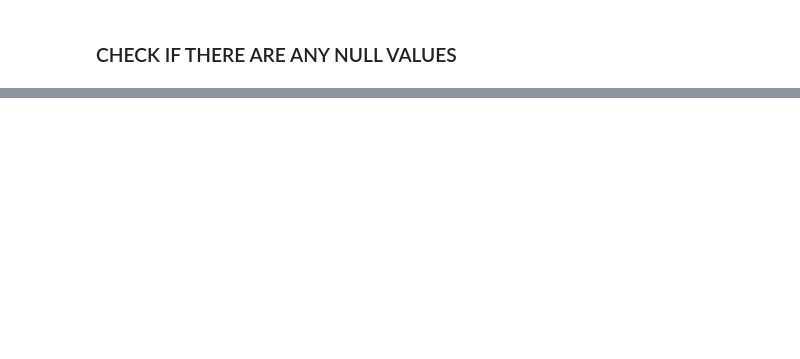
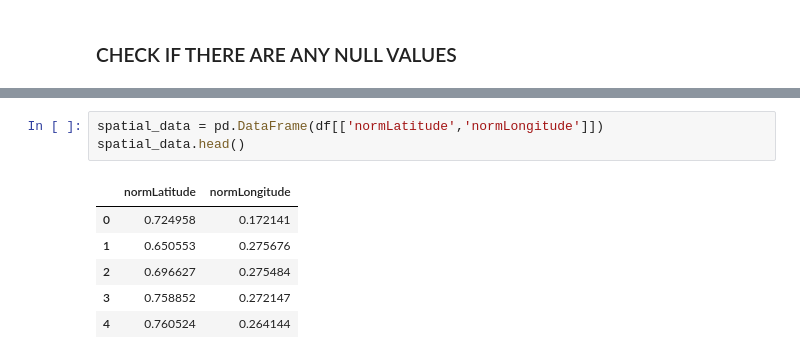
Before and after one commit to KostasSpyropoylos/thesis, a Jupyter notebook: py.ipynb, the cells around one changed output, grey strips where cells are left out. Drawn from its saved outputs; the diff is of its cells as text; blank space fills up the shorter version.

```diff
--- a/py.ipynb
+++ b/py.ipynb
@@ -40,3 +41,13 @@ spatial_data.head()
+# %%
+spatial_data = pd.DataFrame(df[['normLatitude','normLongitude']])
+spatial_data.head()
+# %% [output]
+|  | normLatitude | normLongitude |
+| 0 | 0.724958 | 0.172141 |
+| 1 | 0.650553 | 0.275676 |
+| 2 | 0.696627 | 0.275484 |
+| 3 | 0.758852 | 0.272147 |
+| 4 | 0.760524 | 0.264144 |
 # %%
 from sklearn.preprocessing import StandardScaler
 from sklearn.cluster import KMeans
```
Also changed, not shown: parts of 21 cells of this notebook, 4 other files.
